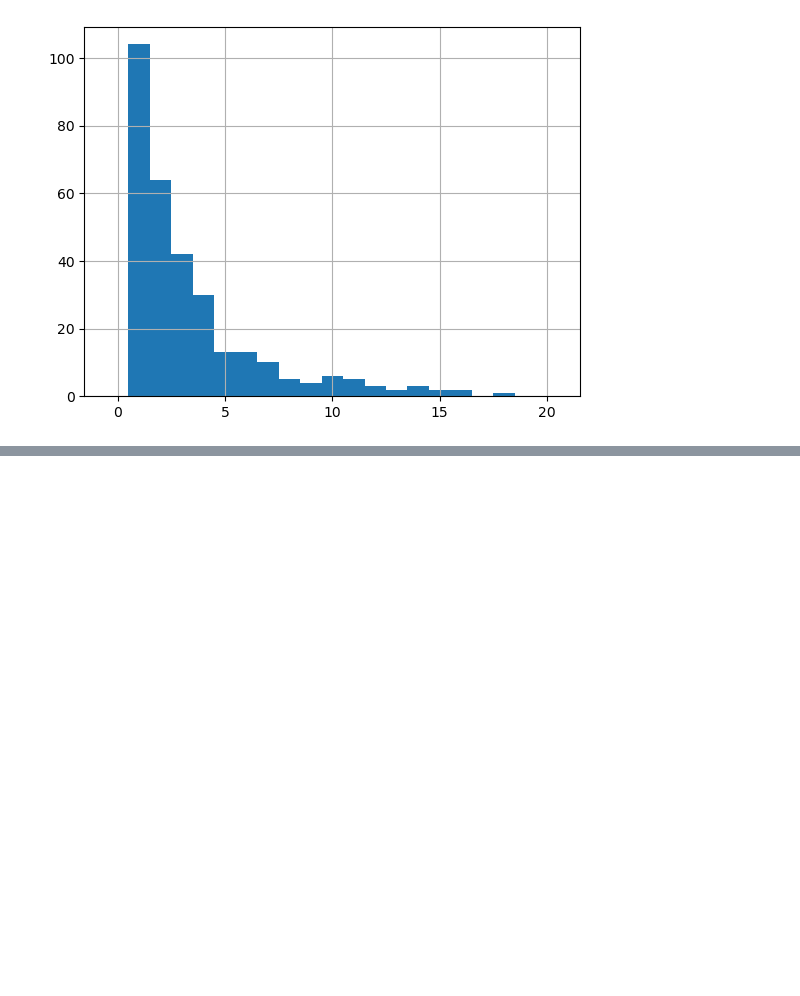
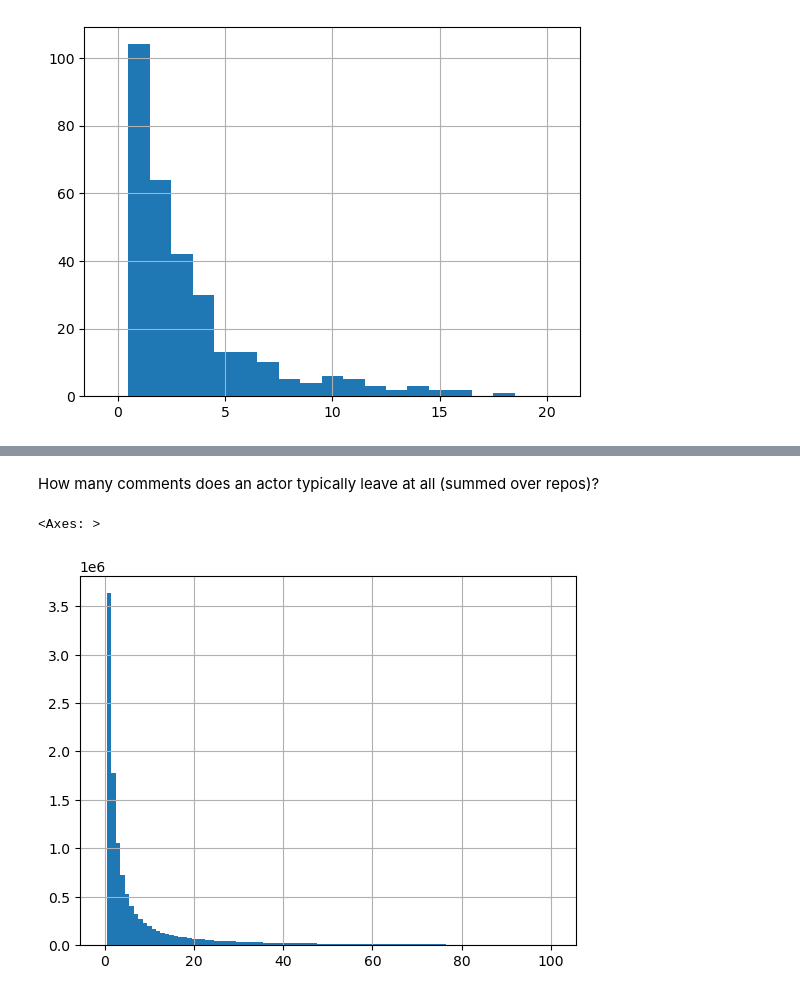
Before and after one commit to jpivarski-talks/2023-05-09-chep23-analysis-of-physicists, a Jupyter notebook: analysis/simplify-GHArchive-preanalysis.ipynb, the cells around one changed output, grey strips where cells are left out. Cells and saved outputs as stored; diff of their text form; code cells hidden in the pictures; blank space fills up the shorter version.

```diff
--- a/analysis/simplify-GHArchive-preanalysis.ipynb
+++ b/analysis/simplify-GHArchive-preanalysis.ipynb
@@ -130,0 +207,9 @@ df_audience[
+# %%
+num_comments_by_actor = actor_repo.reset_index().groupby("actor_id")["count"].sum()
+# %% [markdown]
+How many comments does an actor typically leave at all (summed over repos)?
+# %%
+num_comments_by_actor.hist(bins=101, range=(-0.5, 100.5))
+# %% [output]
+<Axes: >
+[figure, added]
```
Also changed, not shown: parts of 21 cells of this notebook.
